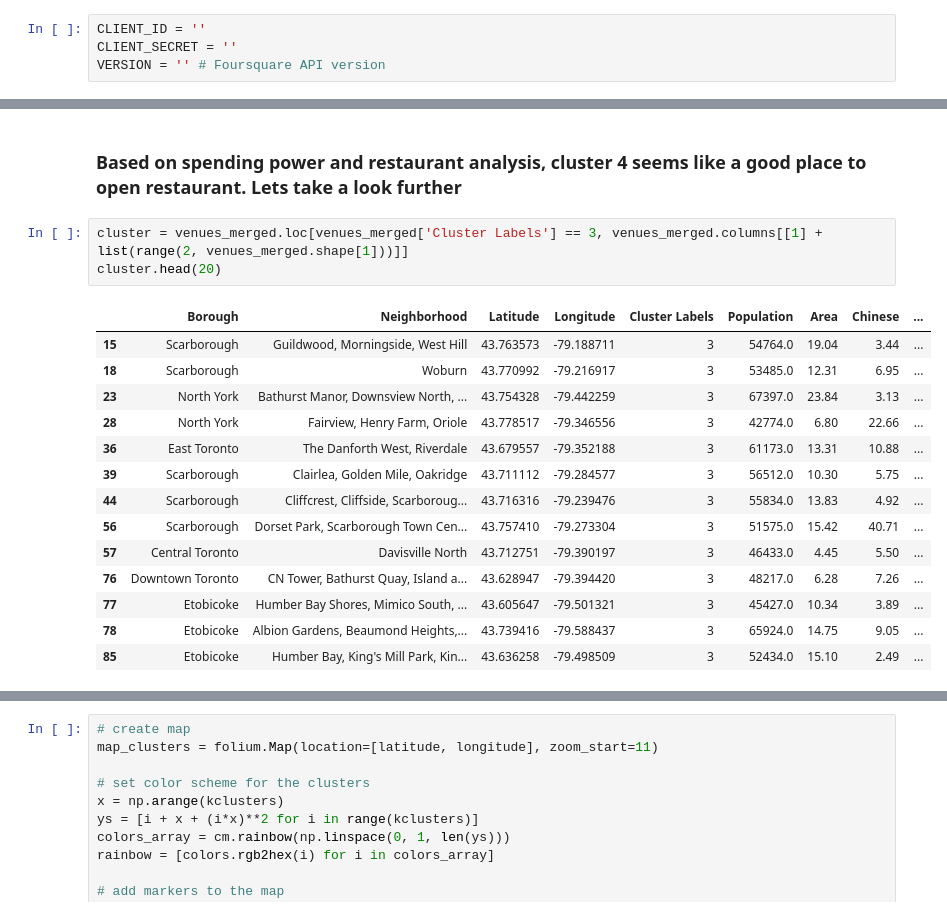
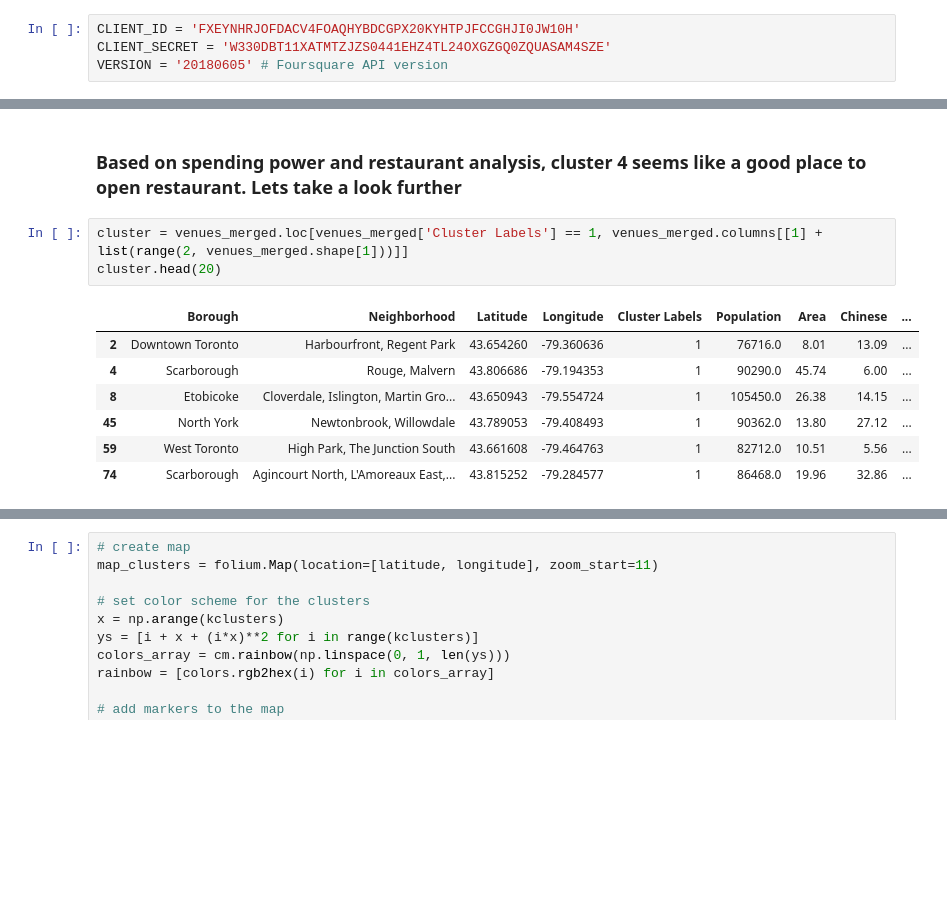
Before and after one commit to munyee63/Capstone-for-applied-data-science, a Jupyter notebook: Capstone submission 1.ipynb, the cells around one changed output, grey strips where cells are left out. Cells and saved outputs as stored; diff of their text form; blank space fills up the shorter version.

```diff
--- a/Capstone submission 1.ipynb
+++ b/Capstone submission 1.ipynb
@@ -277,9 +277,9 @@ Toronto_map
 # %% [output]
 [interactive output not drawn]
 # %%
-CLIENT_ID = ''
-CLIENT_SECRET = ''
-VERSION = '' # Foursquare API version
+CLIENT_ID = 'FXEYNHRJOFDACV4FOAQHYBDCGPX20KYHTPJFCCGHJI0JW10H'
+CLIENT_SECRET = 'W330DBT11XATMTZJZS0441EHZ4TL24OXGZGQ0ZQUASAM4SZE'
+VERSION = '20180605' # Foursquare API version
 # %%
 def getNearbyVenues(names, latitudes, longitudes, radius=2000):
 
@@ -849,23 +849,16 @@ venues_merged.loc[venues_merged['Cluster Labels'] == 4, venues_merged.columns[[1
 # %% [markdown]
 ### Based on spending power and restaurant analysis, cluster 4 seems like a good place to open restaurant. Lets take a look further
 # %%
-cluster = venues_merged.loc[venues_merged['Cluster Labels'] == 3, venues_merged.columns[[1] + list(range(2, venues_merged.shape[1]))]]
+cluster = venues_merged.loc[venues_merged['Cluster Labels'] == 1, venues_merged.columns[[1] + list(range(2, venues_merged.shape[1]))]]
 cluster.head(20)
 # %% [output]
 |  | Borough | Neighborhood | Latitude | Longitude | Cluster Labels | Population | Area | Chinese | ... |
-| 15 | Scarborough | Guildwood, Morningside, West Hill | 43.763573 | -79.188711 | 3 | 54764.0 | 19.04 | 3.44 | ... |
-| 18 | Scarborough | Woburn | 43.770992 | -79.216917 | 3 | 53485.0 | 12.31 | 6.95 | ... |
-| 23 | North York | Bathurst Manor, Downsview North, ... | 43.754328 | -79.442259 | 3 | 67397.0 | 23.84 | 3.13 | ... |
-| 28 | North York | Fairview, Henry Farm, Oriole | 43.778517 | -79.346556 | 3 | 42774.0 | 6.80 | 22.66 | ... |
-| 36 | East Toronto | The Danforth West, Riverdale | 43.679557 | -79.352188 | 3 | 61173.0 | 13.31 | 10.88 | ... |
-| 39 | Scarborough | Clairlea, Golden Mile, Oakridge | 43.711112 | -79.284577 | 3 | 56512.0 | 10.30 | 5.75 | ... |
-| 44 | Scarborough | Cliffcrest, Cliffside, Scarboroug... | 43.716316 | -79.239476 | 3 | 55834.0 | 13.83 | 4.92 | ... |
-| 56 | Scarborough | Dorset Park, Scarborough Town Cen... | 43.757410 | -79.273304 | 3 | 51575.0 | 15.42 | 40.71 | ... |
-| 57 | Central Toronto | Davisville North | 43.712751 | -79.390197 | 3 | 46433.0 | 4.45 | 5.50 | ... |
-| 76 | Downtown Toronto | CN Tower, Bathurst Quay, Island a... | 43.628947 | -79.394420 | 3 | 48217.0 | 6.28 | 7.26 | ... |
-| 77 | Etobicoke | Humber Bay Shores, Mimico South, ... | 43.605647 | -79.501321 | 3 | 45427.0 | 10.34 | 3.89 | ... |
-| 78 | Etobicoke | Albion Gardens, Beaumond Heights,... | 43.739416 | -79.588437 | 3 | 65924.0 | 14.75 | 9.05 | ... |
-| 85 | Etobicoke | Humber Bay, King's Mill Park, Kin... | 43.636258 | -79.498509 | 3 | 52434.0 | 15.10 | 2.49 | ... |
+| 2 | Downtown Toronto | Harbourfront, Regent Park | 43.654260 | -79.360636 | 1 | 76716.0 | 8.01 | 13.09 | ... |
+| 4 | Scarborough | Rouge, Malvern | 43.806686 | -79.194353 | 1 | 90290.0 | 45.74 | 6.00 | ... |
+| 8 | Etobicoke | Cloverdale, Islington, Martin Gro... | 43.650943 | -79.554724 | 1 | 105450.0 | 26.38 | 14.15 | ... |
+| 45 | North York | Newtonbrook, Willowdale | 43.789053 | -79.408493 | 1 | 90362.0 | 13.80 | 27.12 | ... |
+| 59 | West Toronto | High Park, The Junction South | 43.661608 | -79.464763 | 1 | 82712.0 | 10.51 | 5.56 | ... |
+| 74 | Scarborough | Agincourt North, L'Amoreaux East,... | 43.815252 | -79.284577 | 1 | 86468.0 | 19.96 | 32.86 | ... |
 # %%
 %matplotlib inline
 
```
Also changed, not shown: parts of 4 cells of this notebook.
